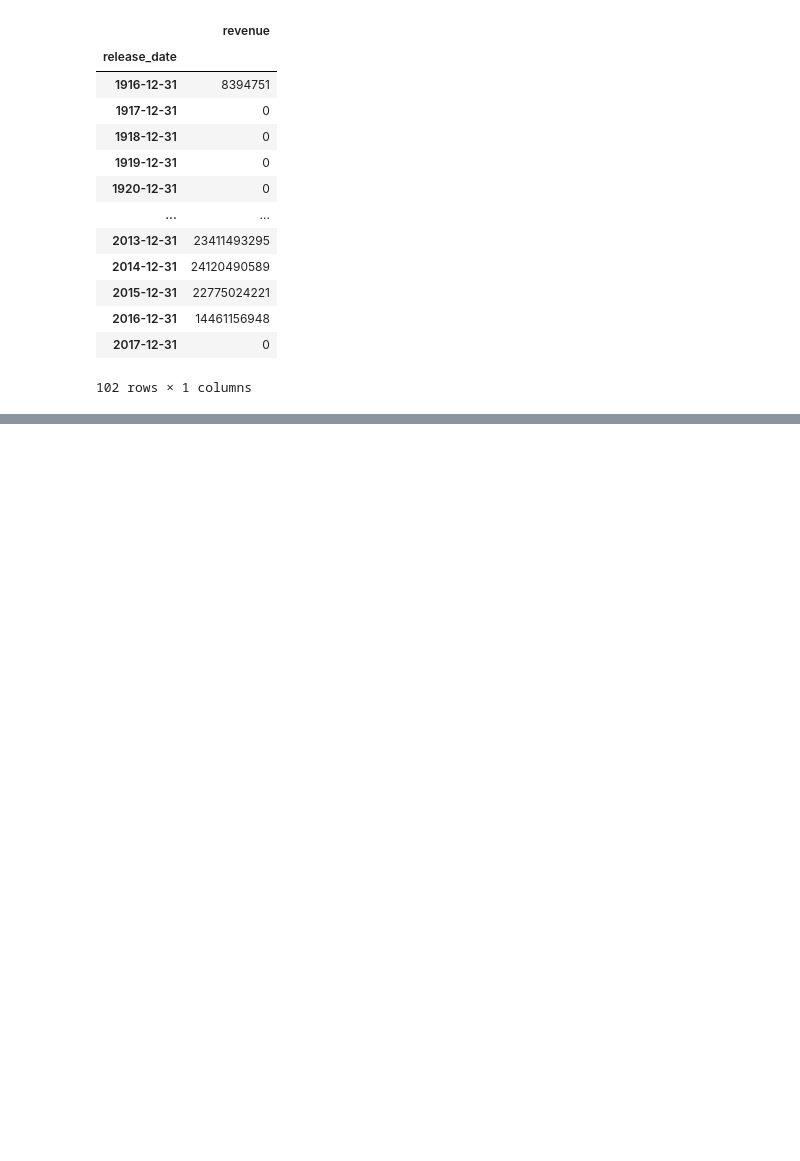
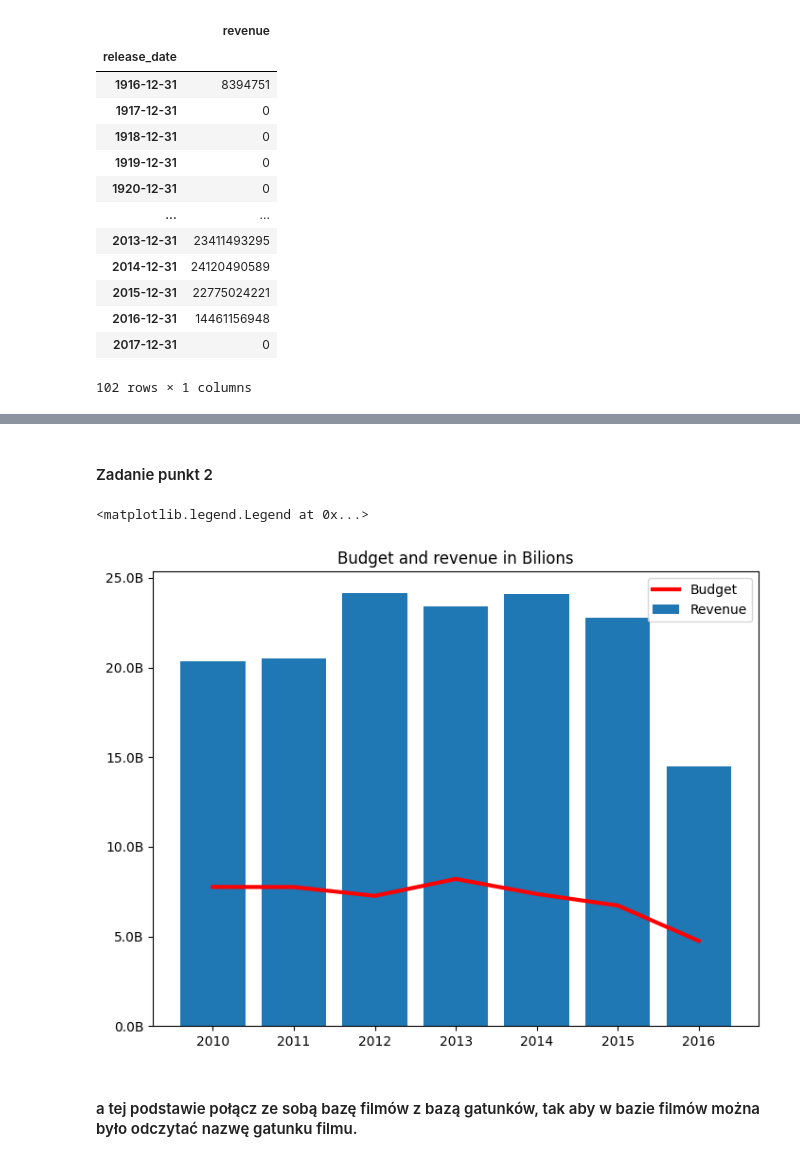
Before and after one commit to szczesnym/ML-AI, a Jupyter notebook: Unit9/Wizualizacja.ipynb, the cells around one changed output, grey strips where cells are left out. Drawn from its saved outputs; the diff is of its cells as text; code cells hidden in the pictures; blank space fills up the shorter version.

```diff
--- a/Unit9/Wizualizacja.ipynb
+++ b/Unit9/Wizualizacja.ipynb
@@ -94,3 +107,8 @@ df_movies.groupby(pd.Grouper(key='release_date', freq='y')).agg({'revenue':'sum'
 | 2016-12-31 | 14461156948 |
 | 2017-12-31 | 0 |
 102 rows × 1 columns
+# %%
+df_movies['release_year'] = df_movies['release_date'].dt.year.astype(int)
+# %%
+df_graph_base = df_movies.pivot_table(values=['revenue', 'budget'], index='release_year', aggfunc='sum' ).reset_index()
+df_graph_base
@@ -96,0 +129,2 @@ df_movies.groupby(pd.Grouper(key='release_date', freq='y')).agg({'revenue':'sum'
+# %%
+fdf_graph_base = df_graph_base[(df_graph_base['release_year'] > 2009) & (df_graph_base['release_year'] < 2017) ]
@@ -96,0 +148,22 @@ df_movies.groupby(pd.Grouper(key='release_date', freq='y')).agg({'revenue':'sum'
+# %%
+def million(x, pos):
+        return '{:2.1f}B'.format(x*1e-9)
+# %% [markdown]
+#### Zadanie punkt 2
+# %%
+import matplotlib.pyplot as plt
+fig, ax = plt.subplots()
+axes = fig.add_axes([0,0,1,1])
+#x = len(fdf_graph_base['release_year'])
+#y = fdf_graph_base[ fdf_graph_base['revenue'].max() - fdf_graph_base['revenue'].min()]
+axes.set_title('Budget and revenue in Bilions')
+formatter = plt.FuncFormatter(million)
+axes.yaxis.set_major_formatter(formatter)
+axes.bar(fdf_graph_base['release_year'], fdf_graph_base['revenue'], label='Revenue')
+axes.plot(fdf_graph_base['release_year'], fdf_graph_base['budget'], color='red',linewidth=3 , label='Budget')
+axes.legend(loc=0)
+# %% [output]
+<matplotlib.legend.Legend at 0x...>
+[figure, added]
+# %% [markdown]
+#### a tej podstawie połącz ze sobą bazę filmów z bazą gatunków, tak aby w bazie filmów można było odczytać nazwę gatunku filmu.
```
Also changed, not shown: parts of 15 cells of this notebook.
